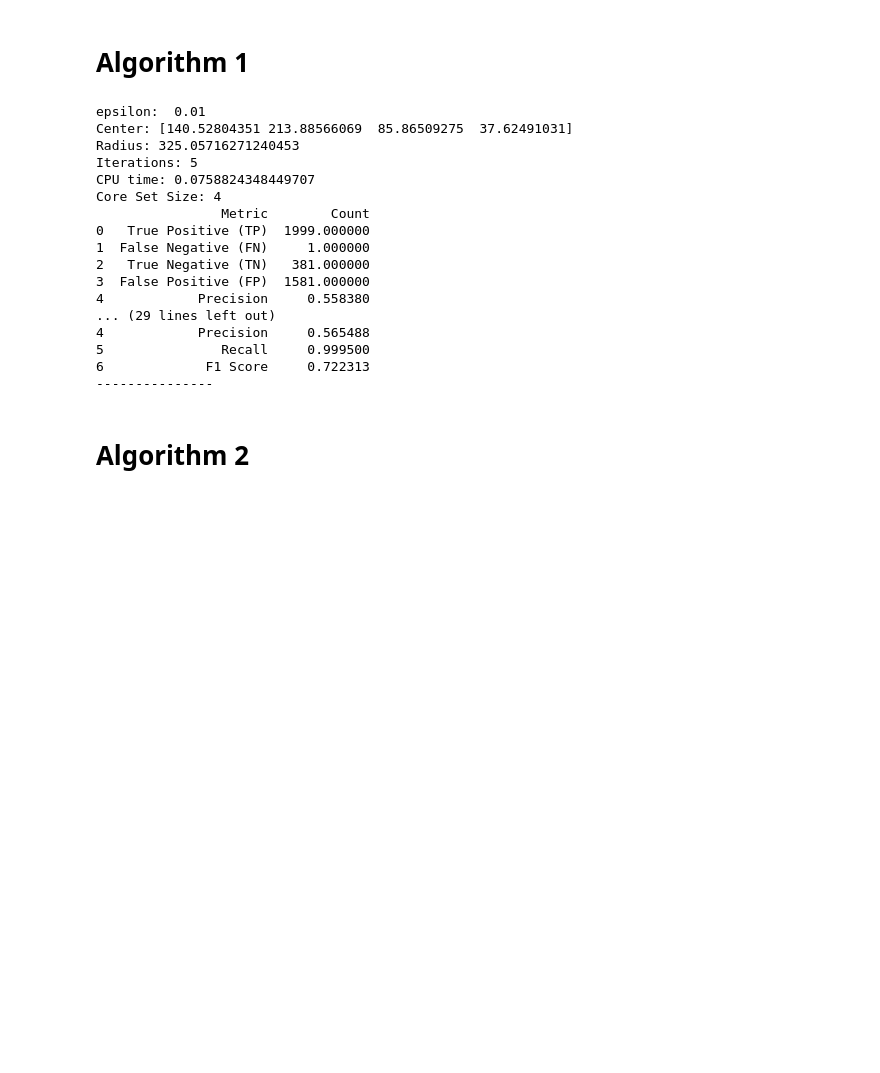
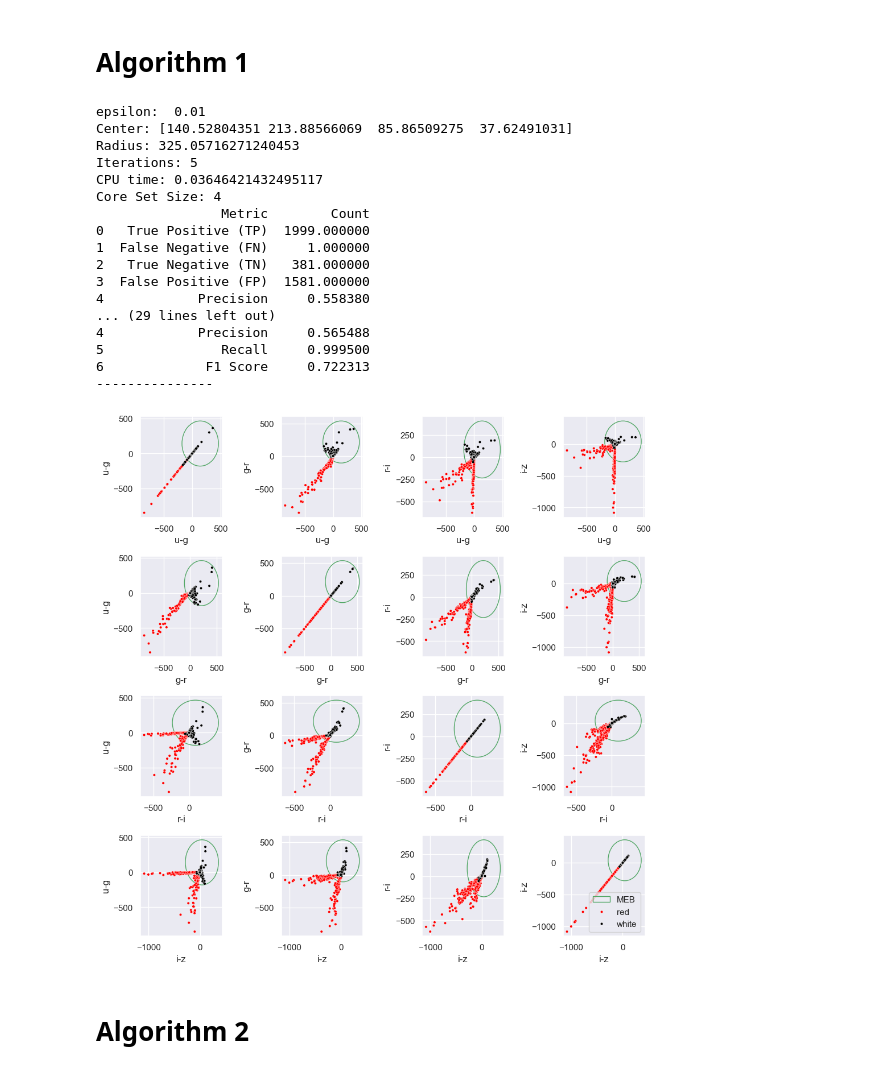
Before and after one commit to joanorePD/Astronomical_Anomaly_Detection_with_MEB, a Jupyter notebook: Red_Dwarfs_vs_White_Dwarfs.ipynb, the cells around one changed output. Cells and saved outputs as stored; diff of their text form; code cells hidden in the pictures; blank space fills up the shorter version.

Commit message:
added graphs on dwarf nb

```diff
--- a/Red_Dwarfs_vs_White_Dwarfs.ipynb
+++ b/Red_Dwarfs_vs_White_Dwarfs.ipynb
@@ -55,7 +56,15 @@ display(dwarfs.head())
 # %%
 for epsilon in [0.01, 0.001, 0.0001]:
     print('epsilon: ', epsilon)
-    c, r, k, chi, timer = frank_wolfe_alg_MEB(epsilon, dwarfs[dwarfs['type'] == 'white'][pred_columns_dwarfs].values)
+
+    train_set = dwarfs[dwarfs['type'] == 'white']
+
+    # Remove outliers with z-score
+    #outliers = train_set[(np.abs(stats.zscore(train_set[pred_columns_dwarfs])) > 3).all(axis=1)]
+    #train_set = train_set.drop(outliers.index)
+
+    c, r, k, chi, timer = frank_wolfe_alg_MEB(epsilon, train_set[pred_columns_dwarfs].values)
+
     distances = np.linalg.norm(dwarfs[pred_columns_dwarfs] - c, axis=1)
     dwarfs['InsideBall'] = distances < r
     print(measure_accuracy('red', 'white', dwarfs))
@@ -65,7 +74,7 @@ epsilon:  0.01
 Center: [140.52804351 213.88566069  85.86509275  37.62491031]
 Radius: 325.05716271240453
 Iterations: 5
-CPU time: 0.0758824348449707
+CPU time: 0.03646421432495117
 Core Set Size: 4
                 Metric        Count
 0   True Positive (TP)  1999.000000
@@ -78,6 +87,45 @@ Core Set Size: 4
 5               Recall     0.999500
 6             F1 Score     0.722313
 ---------------
+# %%
+import seaborn as sns
+import matplotlib.pyplot as plt
+
+# Assuming dwarfs is your DataFrame and c, r are defined
+
+# Set seaborn style
+sns.set(style="darkgrid")
+
+# Create a scatter plot grid using Seaborn
+fig, axs = plt.subplots(len(pred_columns_dwarfs), len(pred_columns_dwarfs), figsize=(10, 10))
+
+# Loop through each pair of columns
+for i in range(len(pred_columns_dwarfs)):
+    for j in range(len(pred_columns_dwarfs)):
+        ax = axs[i, j]
+        ax.cla()
+
+        # Add the MEB circle
+        circle = plt.Circle(tuple(c[[i, j]]), r, color='g', fill=False, label='MEB')
+        ax.add_patch(circle)
+
+        # Use Seaborn's scatterplot for improved aesthetics
+        sns.scatterplot(data=dwarfs, x=pred_columns_dwarfs[i], y=pred_columns_dwarfs[j], hue='type',
+                        palette={'red': 'red', 'white': 'black'}, s=10, ax=ax)
+
+        ax.set_xlabel(pred_columns_dwarfs[i])
+        ax.set_ylabel(pred_columns_dwarfs[j])
+
+        ax.get_legend().remove()
+
+# Adjust layout
+plt.tight_layout()
+
+plt.legend(loc='lower right')
+# Display the plot
+plt.show()
+# %% [output]
+[figure, added]
 # %% [markdown]
 # Algorithm 2
 # %%
```
Also changed, not shown: parts of 3 cells of this notebook, 5 other files.
